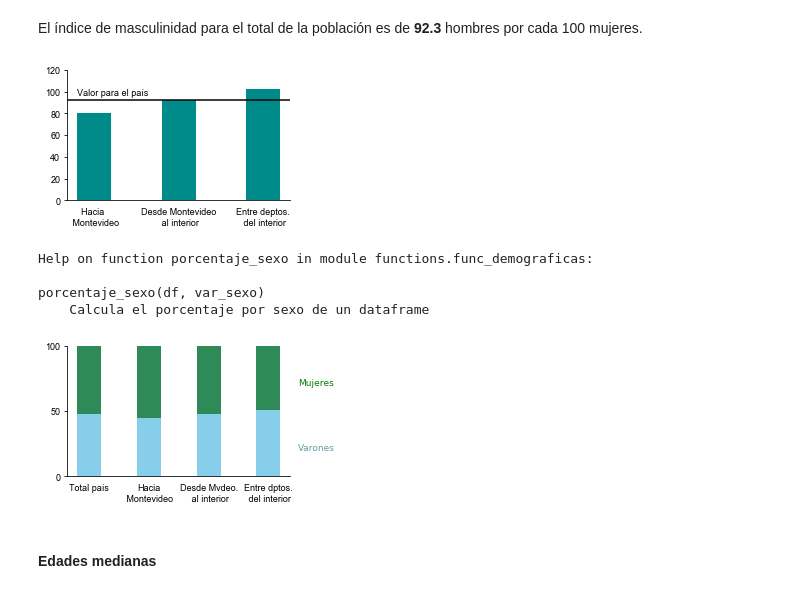
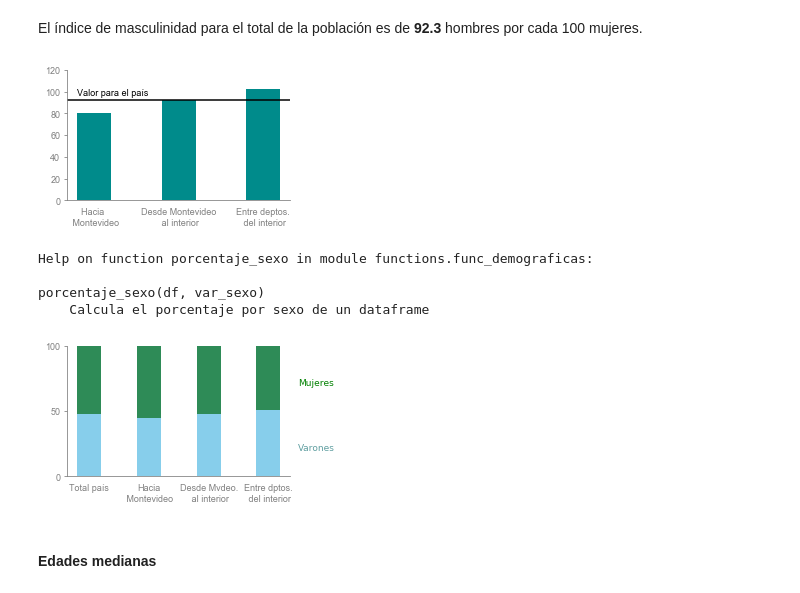
Before and after one commit to guillermodangelo/tesis, a Jupyter notebook: 02-eda.ipynb, the cells around one changed output. Drawn from its saved outputs; the diff is of its cells as text; code cells hidden in the pictures.

```diff
--- a/02-eda.ipynb
+++ b/02-eda.ipynb
@@ -156,14 +157,19 @@ El índice de masculinidad para migrantes recientes
 **hacia Montevideo** es de **80.0**, para migrantes **desde Montevideo hacia el interior** es de **92.4**
 en tanto que para migrantes **entre departamentos del interior** es de **102.2** hombres por cada 100 mujeres.
 El índice de masculinidad para el total de la población es de **92.3** hombres por cada 100 mujeres.
+# %%
+# setea tipo de fuente y tamaño
+size = 9
+font = {'fontname': 'Arial', 'fontsize': size}
+
+# fuente de leyendas
+font = font_manager.FontProperties(family='Arial',
+                                   style='normal',
+                                   size=10)
 # %%
 # tamaño de las gráficas (pulgadas)
 fig_size = [4, 2.4]
 # %%
-# setea tipo de fuente y tamaño
-size = 9
-font = {'fontname': 'Arial', 'fontsize': size}
-
 # grafica índices de maculinidad de cada población
 fig, ax = plt.subplots(figsize = fig_size)
 
@@ -171,45 +177,57 @@ fig, ax = plt.subplots(figsize = fig_size)
 bars_width=0.40
 
 # ubicación de los grupos
 ind = np.arange(3)
 
 # límite en eje Y
 plt.ylim(0, 120)
 
 # colores
 color = 'darkcyan'
+color_spines = 'grey'
 
 # etiquetas
 labels = ['Hacia \n Montevideo',
           'Desde Montevideo\n al interior',
           'Entre deptos.\n del interior']
 
 # plotea
-[plt.bar(i, ind_m_desagregado[i],  width=bars_width, color=color, label=labels[i]) for i in range(3)]
+[plt.bar(i, ind_m_desagregado[i], width=bars_width, color=color, label=labels[i]) for i in range(3)]
 
 # línea de mediana país
 plt.axhline(ind_m_pais, color='k')
 
 # agrega texto sobre el valor para todo el país
 ax.text(-0.2, ind_m_pais * 1.05, 'Valor para el país', **font)
 
-# oculta ejes superior y derecho
-[ax.spines[x].set_visible(False) for x in ["top", "right"]]
+def format_spines(color):
+    "Formatea spines"
+    # oculta ejes superior y derecho
+    [ax.spines[x].set_visible(False) for x in ["top", "right"]]
+    # color de ejes inferior e izquierdo
+    [ax.spines[x].set_color(color) for x in ["bottom", "left"]]
 
-# etiquetas en eje X
-plt.xticks(ind, labels, **font)
-plt.yticks(**font)
+format_spines(color_spines)
 
-# oculta ticks en eje x
-plt.tick_params(axis='x', bottom=False, labelbottom=True)
+def format_ticks(labels, color):
+    "Formatea ticks y etiquetas"
+    plt.xticks(ind, labels=labels, **font, color=color)
+    plt.yticks(**font, color=color)
+    plt.tick_params(axis='y',color=color)
+    plt.tick_params(axis='x', bottom=False, labelbottom=True, color=color)
 
-plt.savefig('mapas_graficas/eda_001_barras_masculinidad.pdf',
-             bbox_inches= 'tight',
-             metadata= metadatos_figs)
+format_ticks(labels, color_spines)
+
+def save_chart(name):
+    plt.savefig('mapas_graficas/' + name,
+                 bbox_inches= 'tight',
+                 metadata= metadatos_figs)
+
+save_chart('eda_001_barras_masculinidad.pdf')
 
 plt.show()
 # %% [output]
-[figure, old version]
+[figure, new version]
 # %%
 # proporción varones/mujeres
 help(porcentaje_sexo)
@@ -250,15 +268,8 @@ _bottoms = [None, prop_sexo_tranposed[0]]
 # grafica
 p = [plt.bar(ind, prop_sexo_tranposed[i], width=bars_width, bottom=_bottoms[i], color=colors[i]) for i in range(2)]
 
-# oculta spines
-[ax.spines[x].set_visible(False) for x in ["top", "right"]]
-
-# labels
-plt.xticks(ind, labels_extended, **font)
-plt.yticks(**font)
-
-# oculta ticks en eje x
-plt.tick_params(axis='x', bottom=False, labelbottom=True)
+format_spines(color_spines)
+format_ticks(labels_extended, color_spines)
 
 def etiquetar_sexos_barras(x_position, ax_name, colors, font_size):
         # Varones
@@ -272,13 +283,11 @@ def etiquetar_sexos_barras(x_position, ax_name, colors, font_size):
 
 etiquetar_sexos_barras(3.5, plt, ['cadetblue', 'green'], 9)
 
-plt.savefig('mapas_graficas/eda_002_porcentaje_sexo.pdf',
-             bbox_inches= 'tight',
-             metadata= metadatos_figs)
+save_chart('eda_002_porcentaje_sexo.pdf')
 
 plt.show()
 # %% [output]
-[figure, old version]
+[figure, new version]
 # %% [markdown]
 #### Edades medianas
 # %%
```
Also changed, not shown: parts of 9 cells of this notebook, 10 other files.
